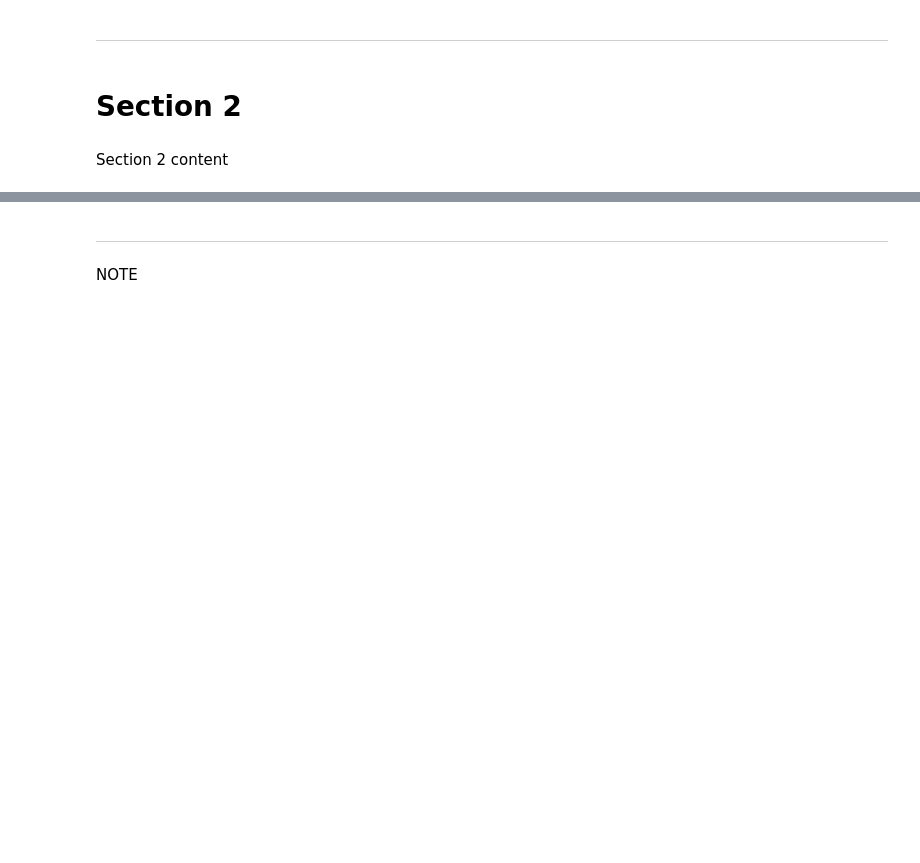
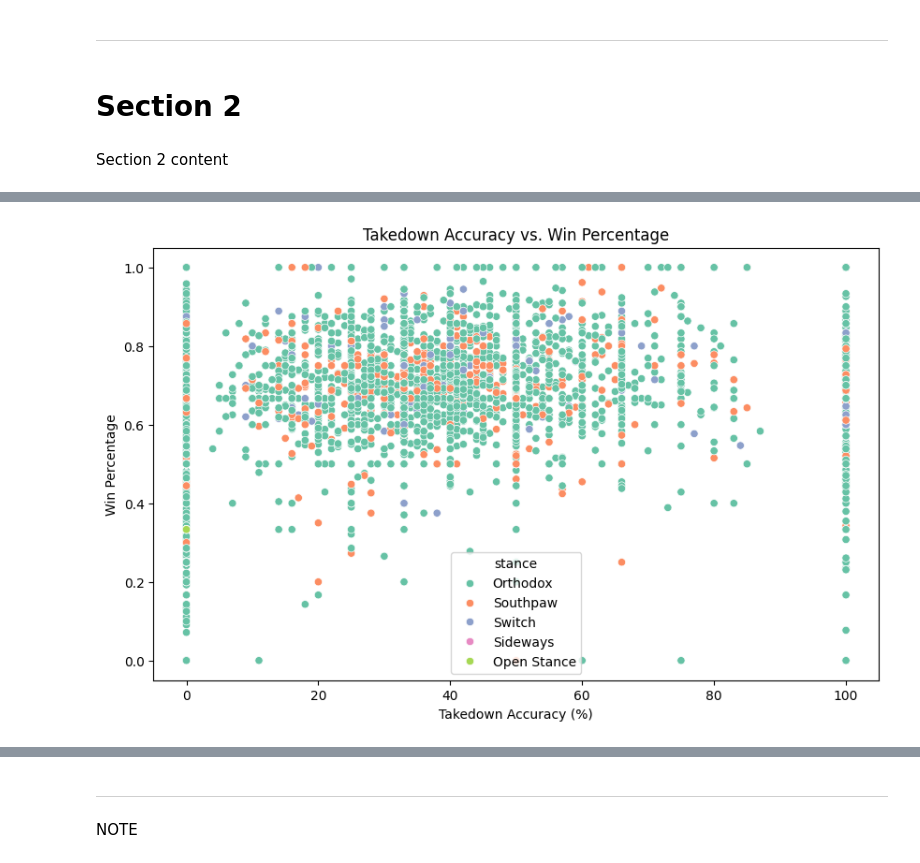
Before and after one commit to Hasnain-S1/Fighter-Statistical-Data, a Jupyter notebook: jupyter_notebooks/Notebook_Template.ipynb, the cells around one changed output, grey strips where cells are left out. Drawn from its saved outputs; the diff is of its cells as text; code cells hidden in the pictures; blank space fills up the shorter version.

```diff
--- a/jupyter_notebooks/Notebook_Template.ipynb
+++ b/jupyter_notebooks/Notebook_Template.ipynb
@@ -107,0 +266,9 @@ c:\Users\seebi\Downloads\VSCODE_Projects\Fighter-Statistical-Data\.venv\Scripts\
+# %%
+plt.figure(figsize=(10, 6))
+sns.scatterplot(x="takedown_accuracy", y="win_percentage", hue="stance", data=df, palette="Set2")
+plt.xlabel("Takedown Accuracy (%)")
+plt.ylabel("Win Percentage")
+plt.title("Takedown Accuracy vs. Win Percentage")
+plt.show()
+# %% [output]
+[figure, added]
```
Also changed, not shown: parts of 23 cells of this notebook.
